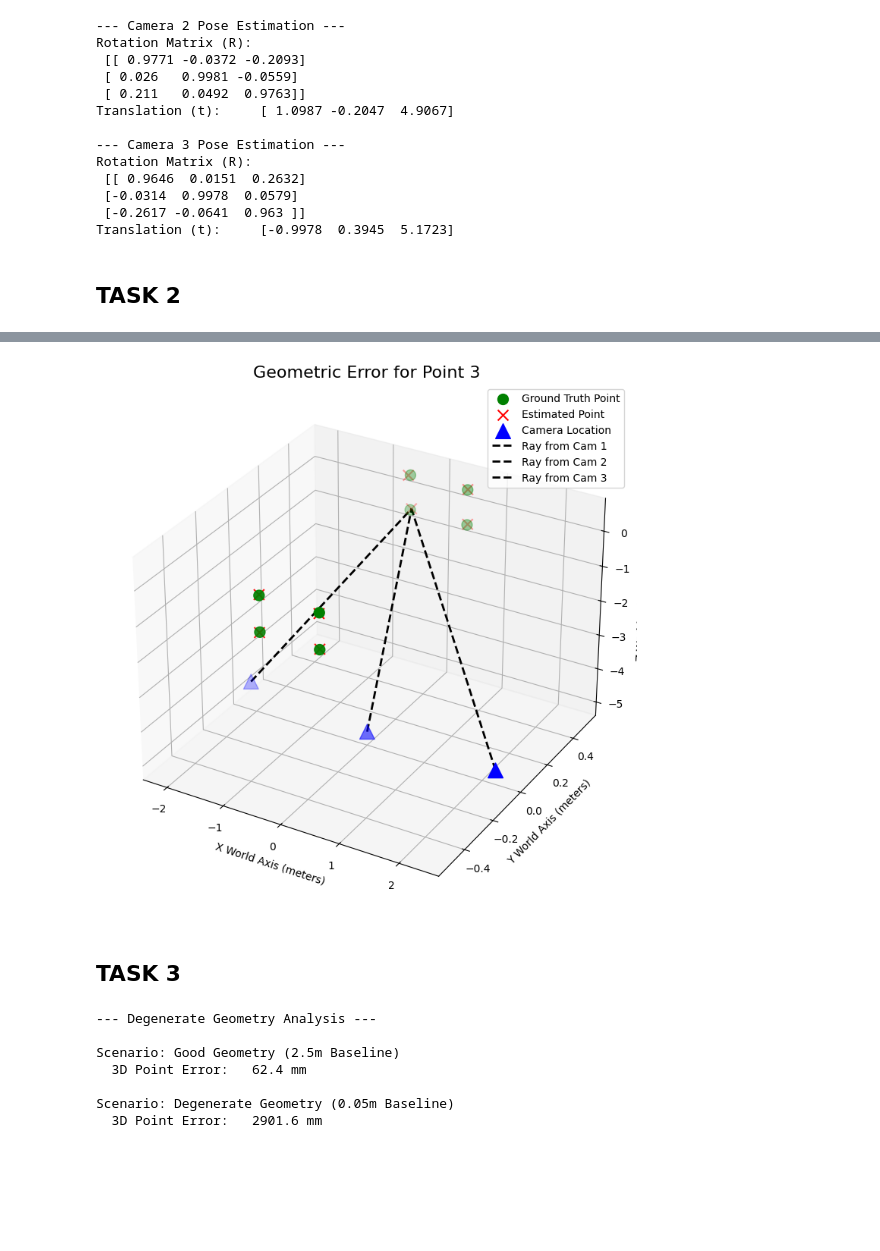
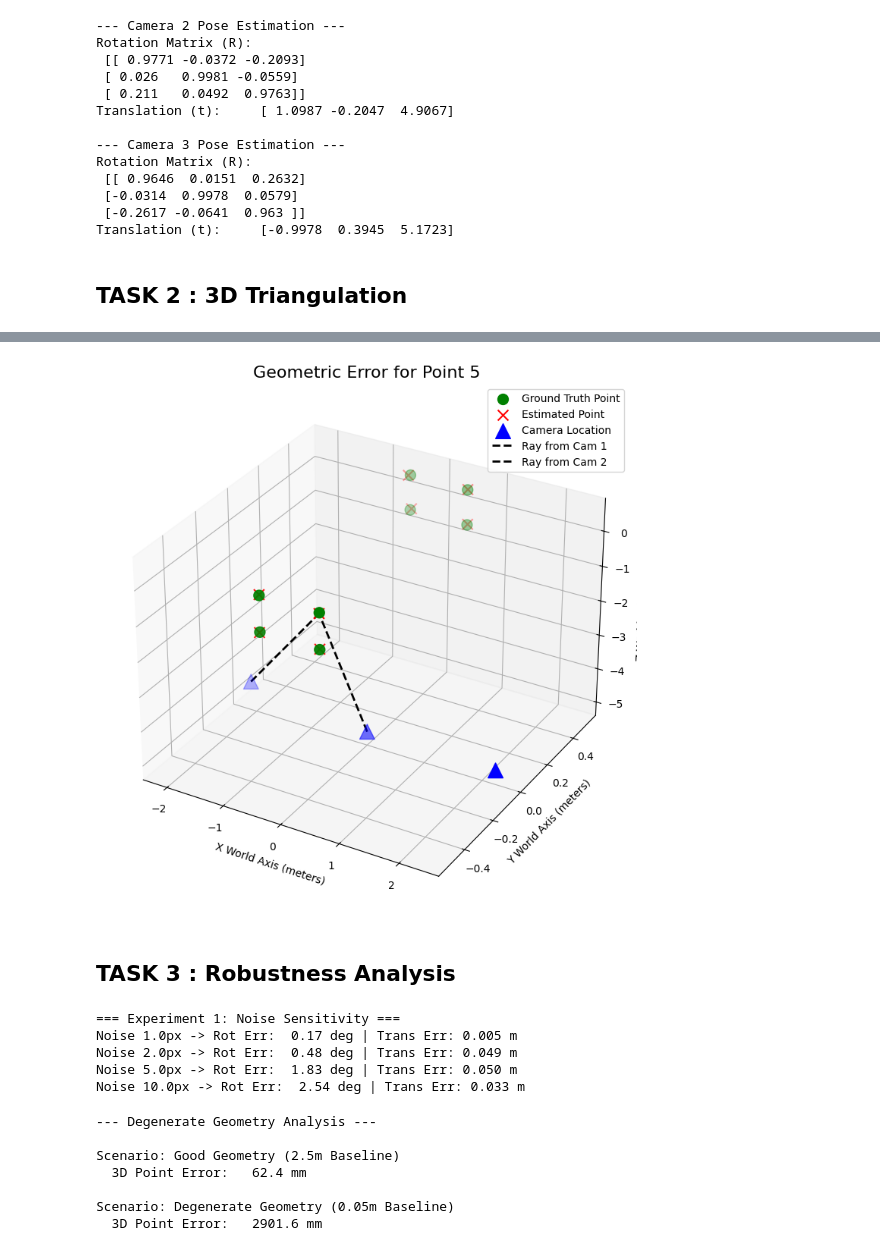
Before and after one commit to SaMT-roy/3D-Computer-Vision, a Jupyter notebook: Assignement/TASK.ipynb, the cells around one changed output, grey strips where cells are left out. Cells and saved outputs as stored; diff of their text form; code cells hidden in the pictures; blank space fills up the shorter version.

```diff
--- a/Assignement/TASK.ipynb
+++ b/Assignement/TASK.ipynb
@@ -34,7 +53,7 @@ Rotation Matrix (R):
  [-0.2617 -0.0641  0.963 ]]
 Translation (t):     [-0.9978  0.3945  5.1723]
 # %% [markdown]
-## TASK 2
+## TASK 2 : 3D Triangulation
 # %%
 K = np.array(K)
 
@@ -186,34 +205,34 @@ ax.scatter(est_pts[:, 0], est_pts[:, 1], est_pts[:, 2],
 # Plot the calculated camera centers as large blue triangles
 ax.scatter(camera_centers[:, 0], camera_centers[:, 1], camera_centers[:, 2],
            c='blue', marker='^', s=200, label='Camera Location')
 
 # --- Plot the Rays (Lines of Sight) ---
 
 # Get the observations
-point_index = 3
+point_index = 5
 point_obs = obs_by_point[point_index]
 
 # Loop through the cameras that saw the points
 for obs in point_obs:
     cam_idx = obs[0] # The index of the camera (0, 1, or 2)
 
     # Get the coordinates for this specific camera and point
     camera_pos = camera_centers[cam_idx]
     point_pos = est_pts[point_index]
 
     # Draw a dashed line from the camera's location to the estimated point's location
     ax.plot([camera_pos[0], point_pos[0]],
             [camera_pos[1], point_pos[1]],
             [camera_pos[2], point_pos[2]],
             'k--', linewidth=2, label=f'Ray from Cam {cam_idx+1}')
 
 ax.set_title(f"Geometric Error for Point {point_index}", fontsize=16)
 ax.set_xlabel('X World Axis (meters)')
 ax.set_ylabel('Y World Axis (meters)')
 ax.set_zlabel('Z World Axis (meters)')
 ax.legend()
 plt.show()
 # %% [output]
-[figure, old version]
+[figure, new version]
 # %% [markdown]
-## TASK 3
+## TASK 3 : Robustness Analysis
@@ -220 +284,26 @@ plt.show()
+# %%
+# ==============================================================================
+# Experiment 1: Noise Sensitivity
+# ==============================================================================
+
+print("=== Experiment 1: Noise Sensitivity ===")
+noise_levels = [1.0, 2.0, 5.0, 10.0]
+rot_errors, trans_errors = [], []
+
+init_guess = np.hstack((Rotation.from_matrix(R2).as_rotvec(), t2))
+
+for sigma in noise_levels:
+    obs_2d = project_points(gt_3d_points, R2, t2, noise_sigma=sigma)
+    R_est, t_est = estimate_pose_lm(gt_3d_points, obs_2d, init_guess)
+    r_err, t_err = pose_error(R_est, t_est, R2, t2)
+
+    rot_errors.append(r_err)
+    trans_errors.append(t_err)
+    print(f"Noise {sigma:>2}px -> Rot Err: {r_err:5.2f} deg | Trans Err: {t_err:5.3f} m")
+# %% [output]
+=== Experiment 1: Noise Sensitivity ===
+Noise 1.0px -> Rot Err:  0.17 deg | Trans Err: 0.005 m
+Noise 2.0px -> Rot Err:  0.48 deg | Trans Err: 0.049 m
+Noise 5.0px -> Rot Err:  1.83 deg | Trans Err: 0.050 m
+Noise 10.0px -> Rot Err:  2.54 deg | Trans Err: 0.033 m
 # %%
```
Also changed, not shown: parts of 7 cells of this notebook.
